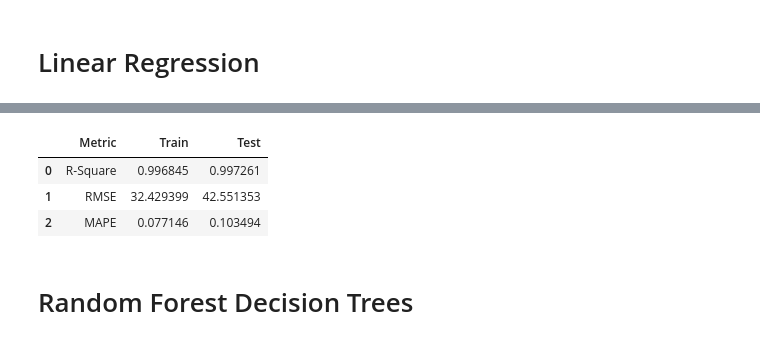
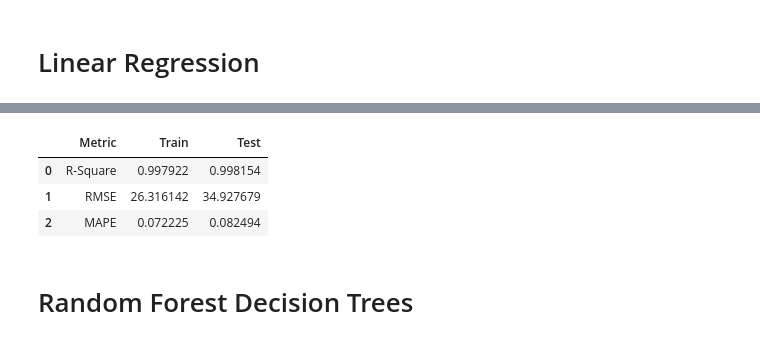
Before and after one commit to tanishbafna/sentimental-stocks, a Jupyter notebook: pipeline.ipynb, the cells around one changed output, grey strips where cells are left out. Saved outputs shown, nothing was run; the diff lists cells and outputs as text; code cells hidden in the pictures.

```diff
--- a/pipeline.ipynb
+++ b/pipeline.ipynb
@@ -567,7 +578,8 @@ Final Data Lag 15: ['Date', 'Stock', 'Open', 'Close', 'EMA', 'MACD_EMA', 'REL_VO
 # %%
 # Data Prep (Linear Regression)
 
-df = pd.read_csv('ml_dataset_7.csv')
+select_lag = 15
+df = pd.read_csv(f'ml_dataset_{select_lag}.csv')
 
 df['Stock_Num'] = df['Stock'].apply(lambda x: stocks[x][0])
 df.drop(columns=['Stock'], inplace=True)
@@ -656,29 +674,29 @@ for num, df_grp in test.groupby('Stock_Num'):
 # %%
 # Error Analysis
 
 r2_train = r2_score(y_true=y_train, y_pred=pred_train)
 r2_test  = r2_score(y_true=y_test, y_pred=pred_test)
 
 rms_train =  np.sqrt(np.mean(np.power((np.array(y_train)-np.array(pred_train)),2)))
 rms_test  =  np.sqrt(np.mean(np.power((np.array(y_test)-np.array(pred_test)),2)))
 
 mape_train = mean_absolute_percentage_error(y_true=y_train, y_pred=pred_train)
 mape_test  = mean_absolute_percentage_error(y_true=y_test, y_pred=pred_test)
 
 metrics_dict = {
     "Metric": ["R-Square", "RMSE", "MAPE"],
     "Train": [r2_train, rms_train, mape_train],
     "Test": [r2_test, rms_test, mape_test]
 }
 
 metrics_df = pd.DataFrame(metrics_dict)
-# metrics_df.to_csv("metrics_LA7")
+metrics_df.to_csv(f'results/linearRegression/{select_lag}/metrics_reg_{select_lag}.csv')
 metrics_df
 # %% [output]
 |  | Metric | Train | Test |
-| 0 | R-Square | 0.996845 | 0.997261 |
-| 1 | RMSE | 32.429399 | 42.551353 |
-| 2 | MAPE | 0.077146 | 0.103494 |
+| 0 | R-Square | 0.997922 | 0.998154 |
+| 1 | RMSE | 26.316142 | 34.927679 |
+| 2 | MAPE | 0.072225 | 0.082494 |
 # %% [markdown]
 # Random Forest Decision Trees
 # %%
```
Also changed, not shown: parts of 11 cells of this notebook.
